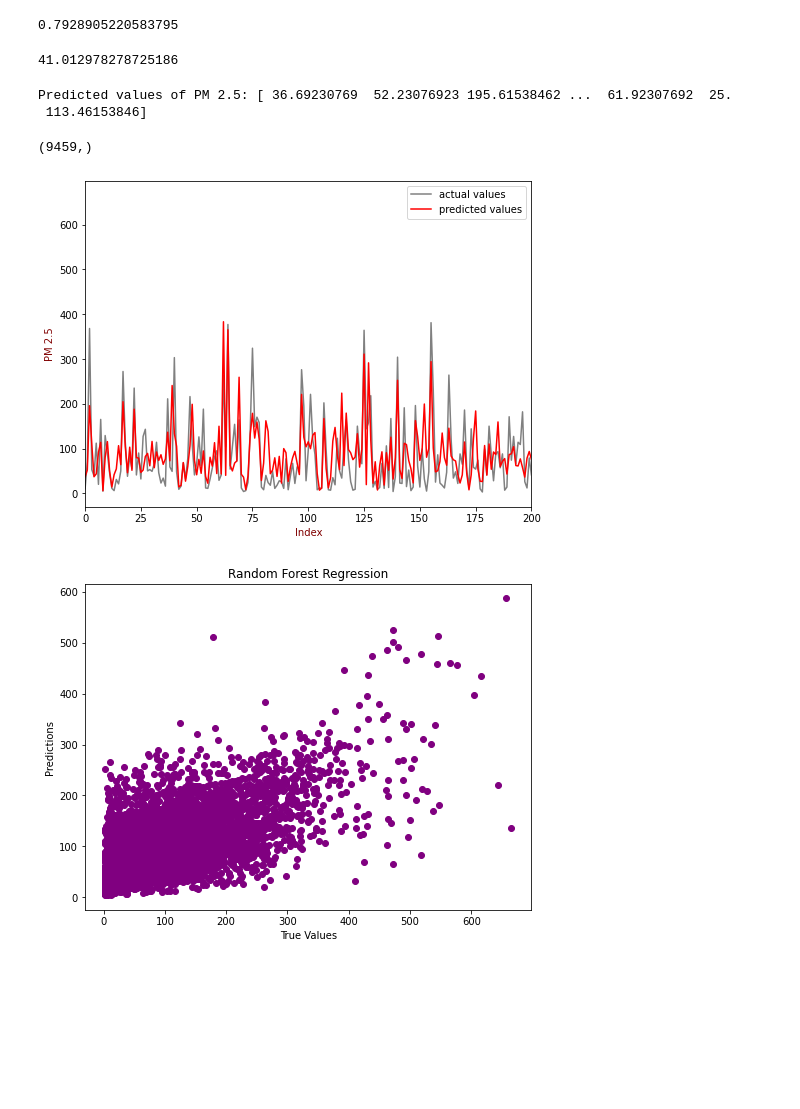
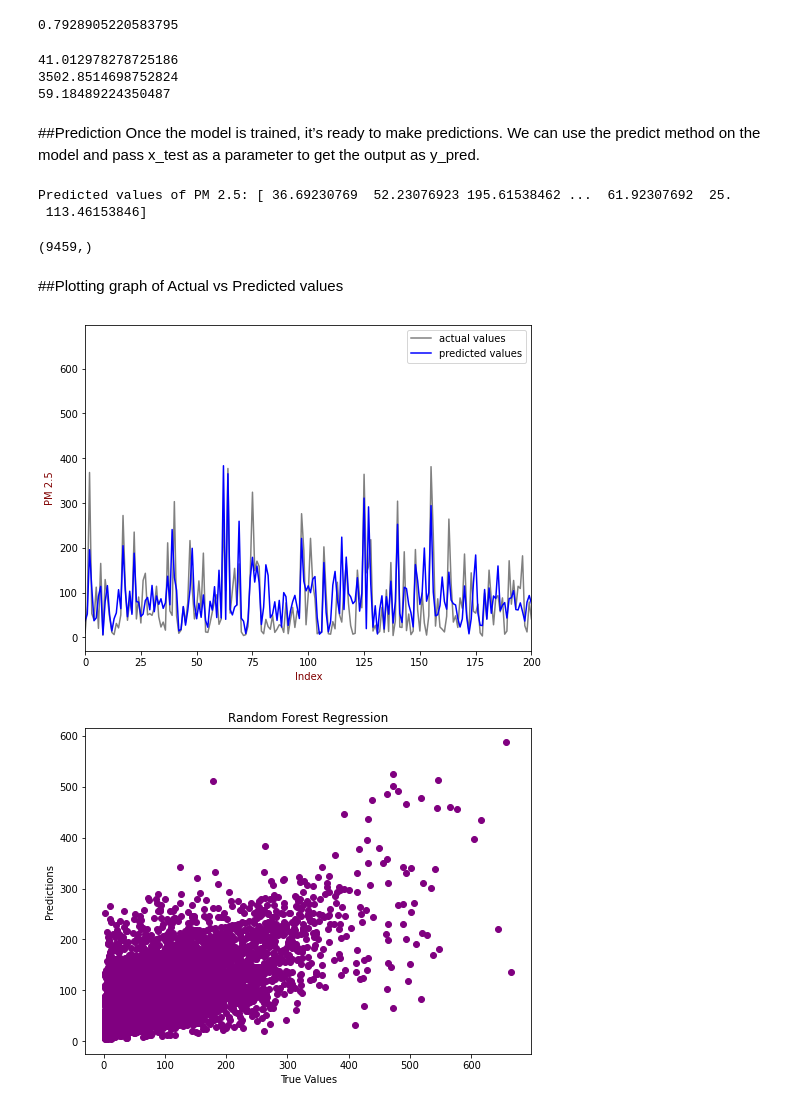
Before and after one commit to Priyanka-Rai18/GeeksFiesta_AI-ML_geeky_, a Jupyter notebook: datapreprocess.ipynb, the cells around one changed output. Drawn from its saved outputs; the diff is of its cells as text; code cells hidden in the pictures; blank space fills up the shorter version.

```diff
--- a/datapreprocess.ipynb
+++ b/datapreprocess.ipynb
@@ -441,9 +463,18 @@ reg.score(x_train, y_train)
 # %%
 from sklearn.metrics import mean_absolute_error, mean_squared_error
 mae = mean_absolute_error(y_test, y_pred)
-print(mae)
+mse = mean_squared_error(y_test,y_pred)
+rmse=np.sqrt(mse)
+print(mae) #mean absolute error
+print(mse) #mean squared error
+print(rmse) #root mean squared error
 # %% [output]
 41.012978278725186
+3502.8514698752824
+59.18489224350487
+# %% [markdown]
+##Prediction
+Once the model is trained, it’s ready to make predictions. We can use the predict method on the model and pass x_test as a parameter to get the output as y_pred.
 # %%
 print("Predicted values of PM 2.5:", reg.predict(x_test))
 y_pred = reg.predict(x_test)
@@ -452,20 +483,22 @@ y_pred.shape
 Predicted values of PM 2.5: [ 36.69230769  52.23076923 195.61538462 ...  61.92307692  25.
  113.46153846]
 (9459,)
+# %% [markdown]
+##Plotting graph of Actual vs Predicted values
 # %%
 x1 = np.array(y_test)
 y1 = np.array(y_pred)
 plt.figure(figsize=(8,6))
 plt.plot(x1, color='grey')
-plt.plot(y1,color='red')
+plt.plot(y1,color='blue')
 plt.xlim(0,200)
 plt.xlabel("Index", color='maroon')
 plt.ylabel("PM 2.5", color='maroon')
 plt.legend(["actual values", "predicted values"], loc ="upper right")
 
 plt.show()
 # %% [output]
-[figure, old version]
+[figure, new version]
 # %%
 plt.figure(figsize=(8,6))
 plt.scatter(y_test,y_pred,color='purple')
```
Also changed, not shown: parts of 17 cells of this notebook.
